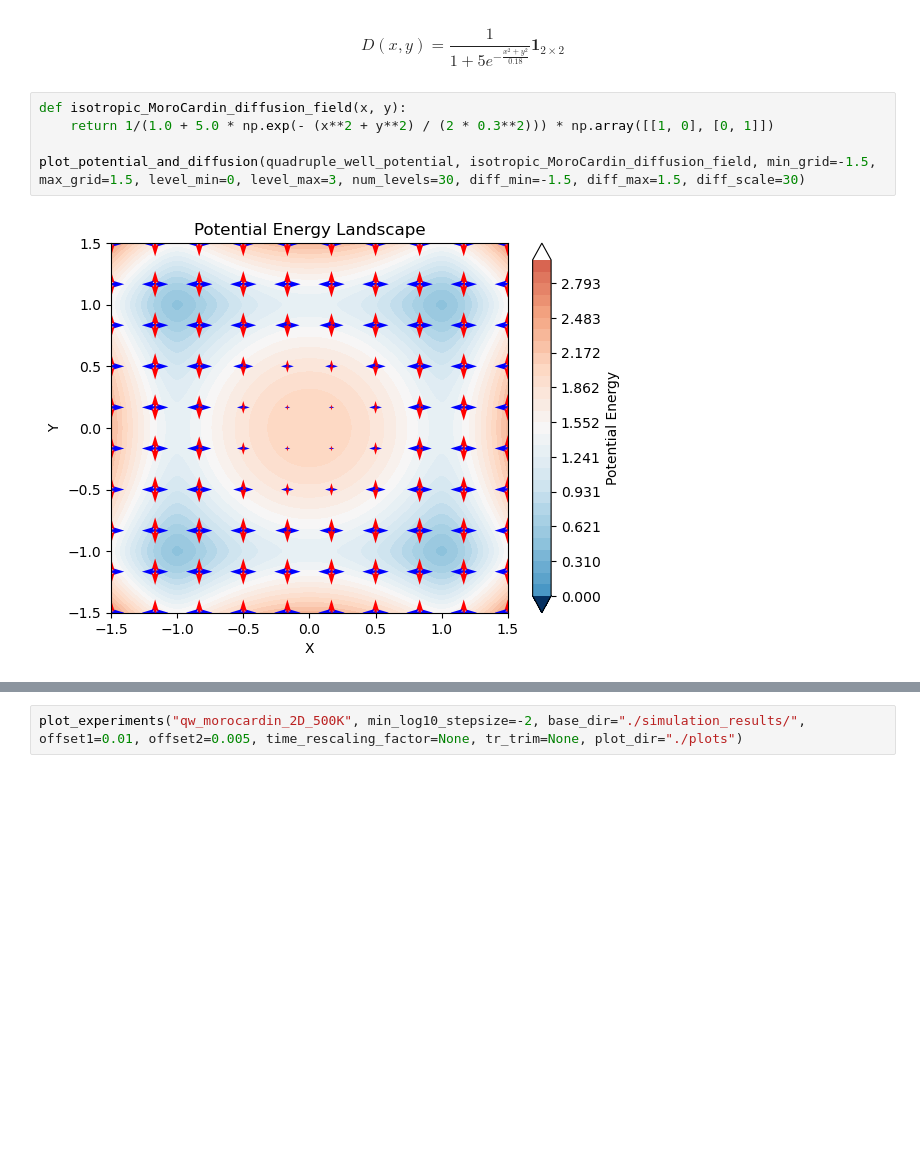
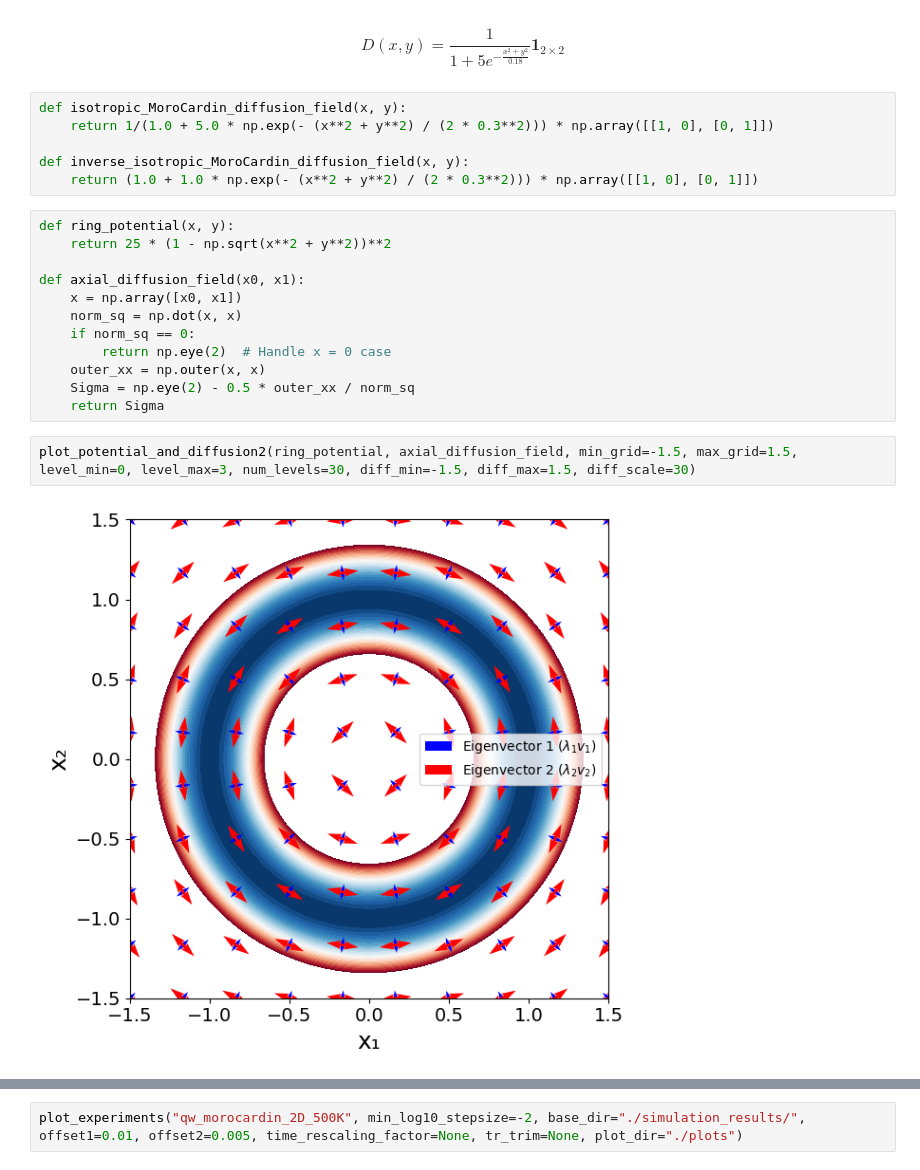
Before and after one commit to dominicp6/Integrators_for_Multiplicative_Noise, a Jupyter notebook: plots.ipynb, the cells around one changed output, grey strips where cells are left out. Saved outputs shown, nothing was run; the diff lists cells and outputs as text; blank space fills up the shorter version.

```diff
--- a/plots.ipynb
+++ b/plots.ipynb
@@ -137,6 +326,21 @@ $$
 def isotropic_MoroCardin_diffusion_field(x, y):
     return 1/(1.0 + 5.0 * np.exp(- (x**2 + y**2) / (2 * 0.3**2))) * np.array([[1, 0], [0, 1]])
 
-plot_potential_and_diffusion(quadruple_well_potential, isotropic_MoroCardin_diffusion_field, min_grid=-1.5, max_grid=1.5, level_min=0, level_max=3, num_levels=30, diff_min=-1.5, diff_max=1.5, diff_scale=30)
+def inverse_isotropic_MoroCardin_diffusion_field(x, y):
+    return (1.0 + 1.0 * np.exp(- (x**2 + y**2) / (2 * 0.3**2))) * np.array([[1, 0], [0, 1]])
-# %% [output]
-[figure, removed]
+# %%
+def ring_potential(x, y):
+    return 25 * (1 - np.sqrt(x**2 + y**2))**2
+
+def axial_diffusion_field(x0, x1):
+    x = np.array([x0, x1])
+    norm_sq = np.dot(x, x)
+    if norm_sq == 0:
+        return np.eye(2)  # Handle x = 0 case
+    outer_xx = np.outer(x, x)
+    Sigma = np.eye(2) - 0.5 * outer_xx / norm_sq
+    return Sigma
+# %%
+plot_potential_and_diffusion2(ring_potential, axial_diffusion_field, min_grid=-1.5, max_grid=1.5, level_min=0, level_max=3, num_levels=30, diff_min=-1.5, diff_max=1.5, diff_scale=30)
+# %% [output]
+[figure, added]
```
Also changed, not shown: parts of 13 cells of this notebook, 12 other files.
